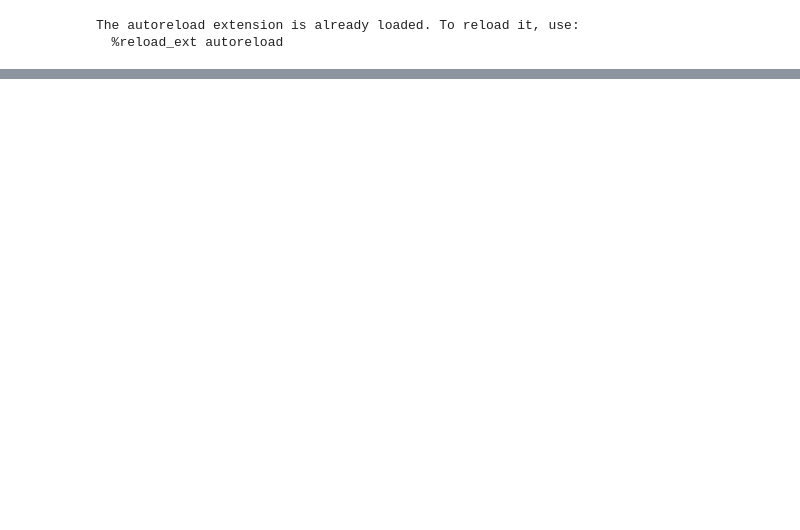
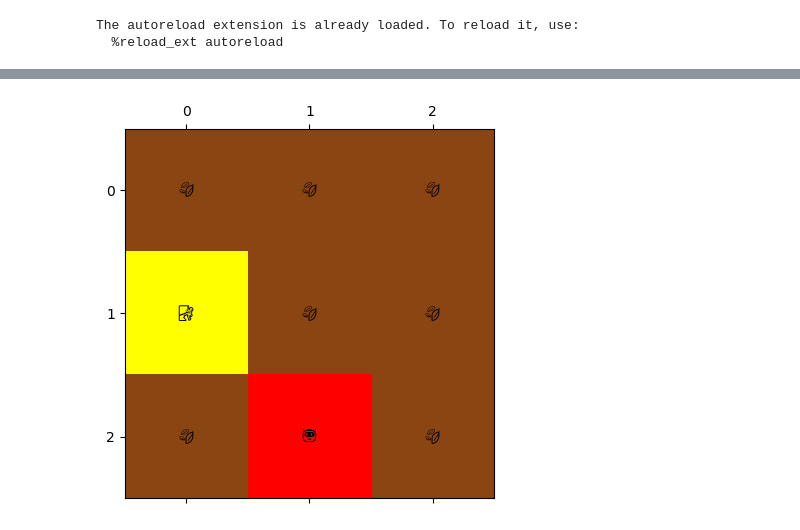
Before and after one commit to anujshetty/SearchAndResQ, a Jupyter notebook: Starter.ipynb, the cells around one changed output, grey strips where cells are left out. Drawn from its saved outputs; the diff is of its cells as text; code cells hidden in the pictures; blank space fills up the shorter version.

Commit message:
adding q-learning and epsilon-greedy implementations

```diff
--- a/Starter.ipynb
+++ b/Starter.ipynb
@@ -30,0 +32,7 @@ visualize_grid(g)
+# %%
+g_rand = Gridworld(gridworld_length=3, gridworld_width=3, num_obstacles=0,
+                 collisionReward= -1, destinationReward= 100, defaultReward= -0.1, outOfBoundsReward = -1, failChance= 0.1, gamma= 0.9)
+eps_greedy_policy =  EpsilonGreedyExploration(0.8, alpha=0.99)
+qlearning_model = QLearning(g_rand, 0.2)
+print(qlearning_model.Q.shape)
+print(qlearning_model.Q[tuple([0, 0, 0, 0, 0, 0, 0])])
@@ -30,0 +42,4 @@ visualize_grid(g)
+# %%
+for i in range(1000):
+    g_rand.reset_position()
+    simulate_policy(g_rand, policy_type="epsilon-greedy", model=qlearning_model, policy=eps_greedy_policy, run_to_completion=False, num_iters=1000, visualize=False)
@@ -30,0 +71,4 @@ visualize_grid(g)
+# %%
+visualize_grid(g_rand)
+# %% [output]
+[figure, added]
```
Also changed, not shown: parts of 9 cells of this notebook, 2 other files.
